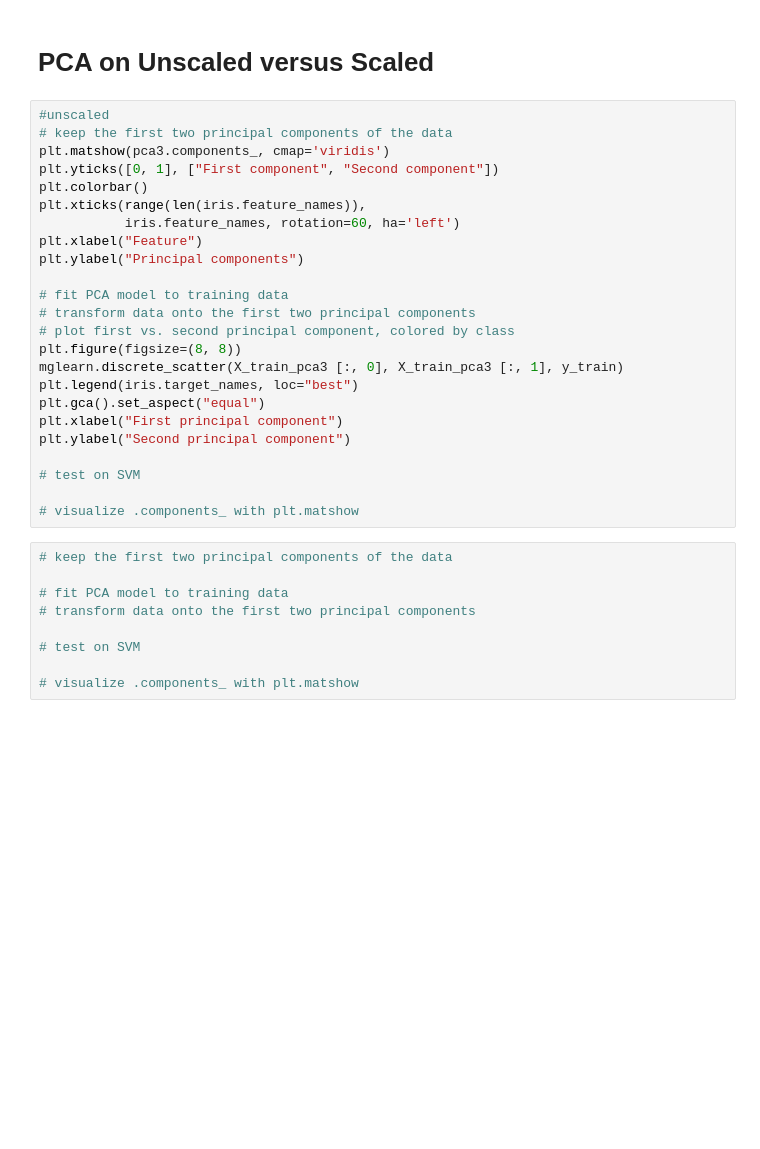
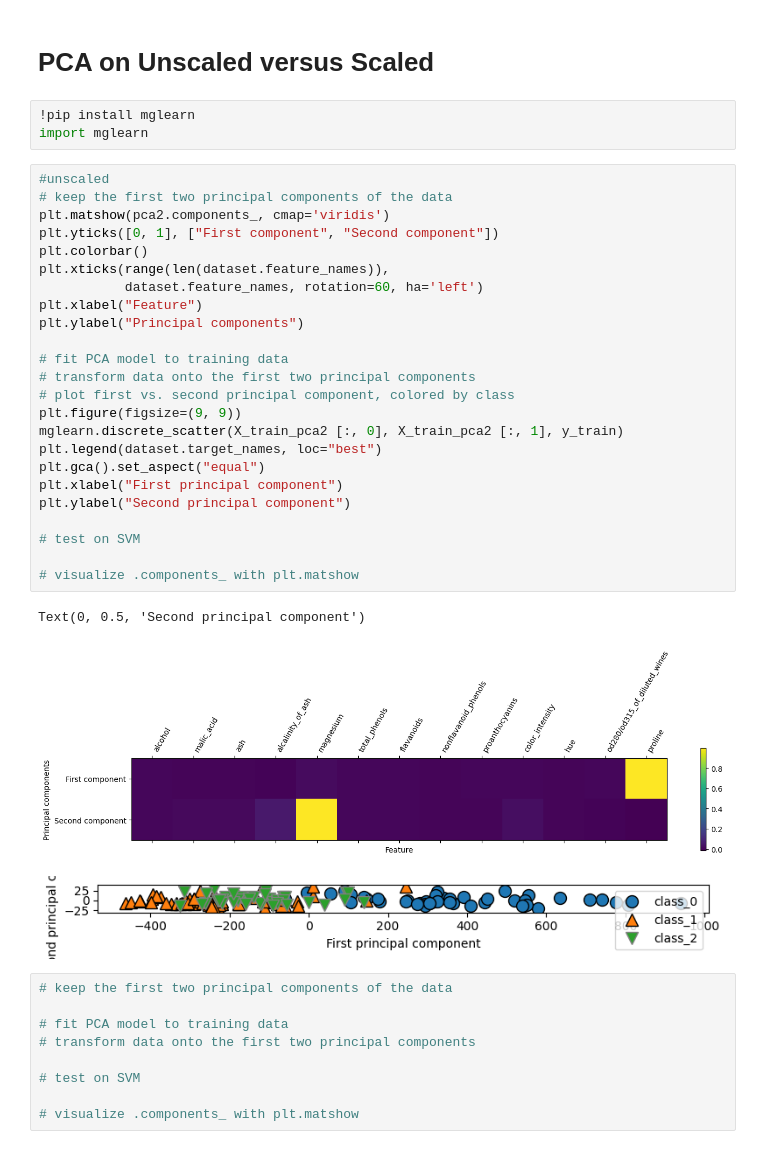
Before and after one commit to coughlinjennie/data71200, a Jupyter notebook: data71200class7lab.ipynb, the cells around one changed output. Saved outputs shown, nothing was run; the diff lists cells and outputs as text; blank space fills up the shorter version.

```diff
--- a/data71200class7lab.ipynb
+++ b/data71200class7lab.ipynb
@@ -133,30 +133,37 @@ X_train_scaled = scaler.fit_transform(X_train)
 X_test_scaled = scaler.transform(X_test)
 # %% [markdown]
 # PCA on Unscaled versus Scaled
+# %%
+!pip install mglearn
+import mglearn
 # %%
 #unscaled
 # keep the first two principal components of the data
-plt.matshow(pca3.components_, cmap='viridis')
+plt.matshow(pca2.components_, cmap='viridis')
 plt.yticks([0, 1], ["First component", "Second component"])
 plt.colorbar()
-plt.xticks(range(len(iris.feature_names)),
-           iris.feature_names, rotation=60, ha='left')
+plt.xticks(range(len(dataset.feature_names)),
+           dataset.feature_names, rotation=60, ha='left')
 plt.xlabel("Feature")
 plt.ylabel("Principal components")
 
 # fit PCA model to training data
 # transform data onto the first two principal components
 # plot first vs. second principal component, colored by class
-plt.figure(figsize=(8, 8))
-mglearn.discrete_scatter(X_train_pca3 [:, 0], X_train_pca3 [:, 1], y_train)
-plt.legend(iris.target_names, loc="best")
+plt.figure(figsize=(9, 9))
+mglearn.discrete_scatter(X_train_pca2 [:, 0], X_train_pca2 [:, 1], y_train)
+plt.legend(dataset.target_names, loc="best")
 plt.gca().set_aspect("equal")
 plt.xlabel("First principal component")
 plt.ylabel("Second principal component")
 
 # test on SVM
 
 # visualize .components_ with plt.matshow
+# %% [output]
+Text(0, 0.5, 'Second principal component')
+[figure, added]
+[figure, added]
 # %%
 # keep the first two principal components of the data
 
```
